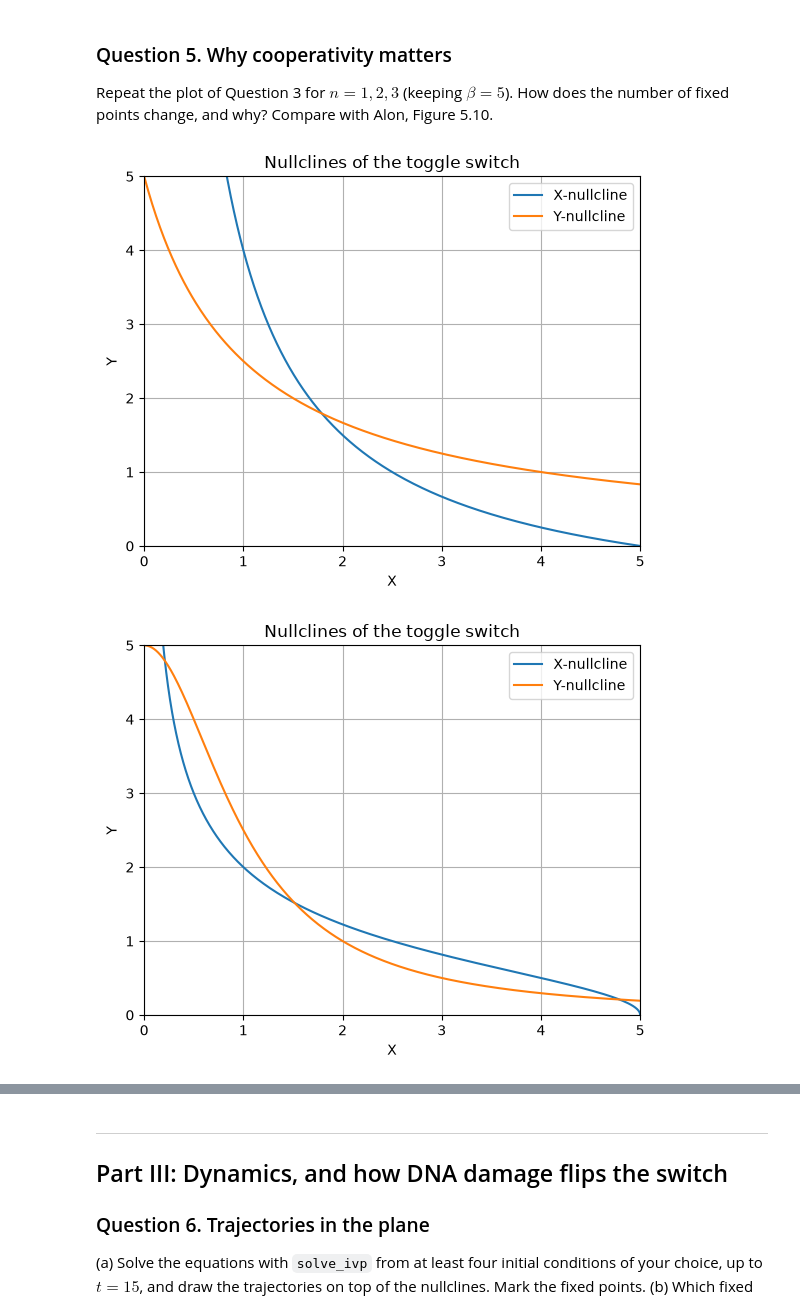
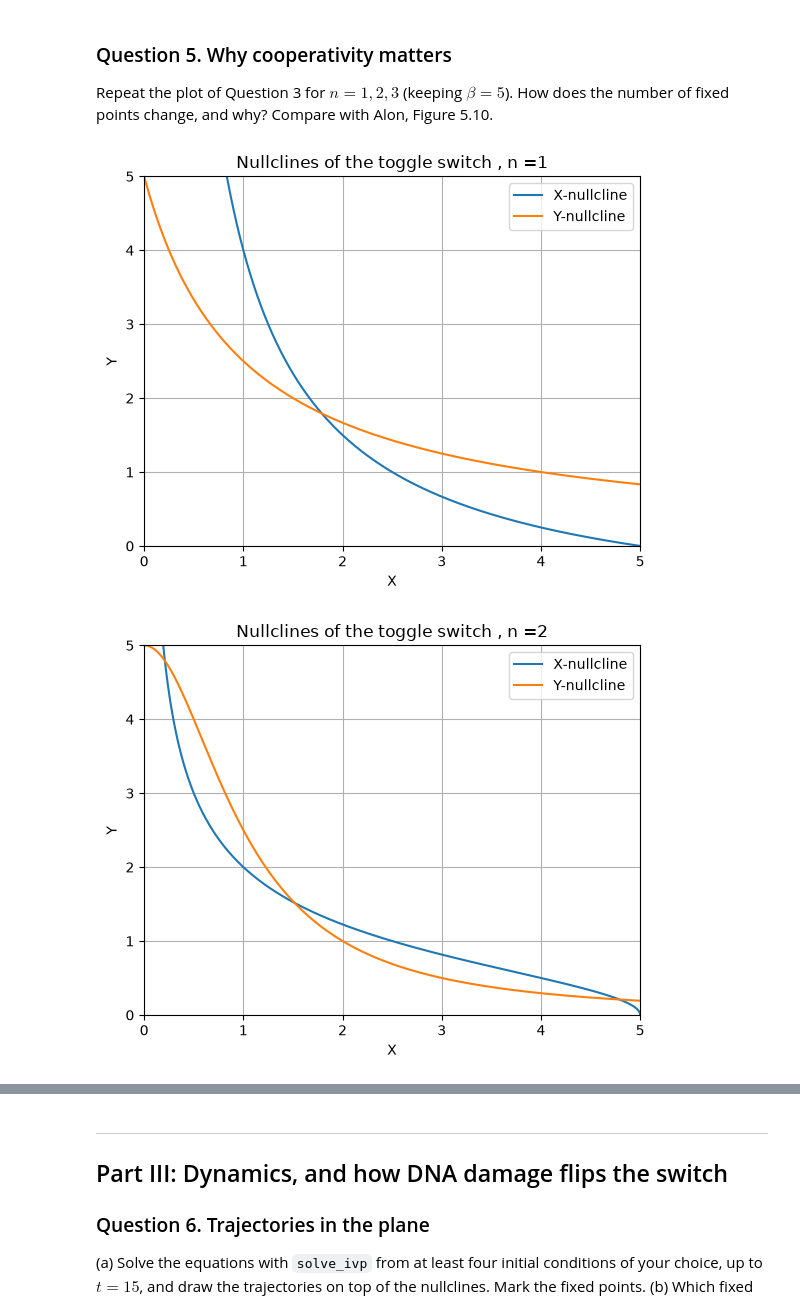
Before and after one commit to nour-alghadban/Intro_to_qbio_LC_report, a Jupyter notebook: IntroQBio_assignment_toggle_students_v3.ipynb, the cells around one changed output, grey strips where cells are left out. Saved outputs shown, nothing was run; the diff lists cells and outputs as text; code cells hidden in the pictures.

```diff
--- a/IntroQBio_assignment_toggle_students_v3.ipynb
+++ b/IntroQBio_assignment_toggle_students_v3.ipynb
@@ -274,30 +301,24 @@ fixed points change, and why? Compare with Alon, Figure 5.10.
 # %%
 beta = 5.0
 K = 1.0
-
-def nullcline_Xn(Y, beta, K, n):
-    return beta * K**n / (K**n + Y**n)
-
-def nullcline_Yn(X, beta, K, n):
-    return beta * K**n / (K**n + X**n)
 
 # axes
 X_vals = np.linspace(0, 5, 500)
 Y_vals = np.linspace(0, 5, 500)
 for i in range (1,4):
 # Plotting the two curves
-    plt.plot(nullcline_Xn(Y_vals, beta, K, i), Y_vals, label='X-nullcline')
-    plt.plot(X_vals, nullcline_Yn(X_vals, beta, K, i), label='Y-nullcline')
+    plt.plot(nullcline_X(Y_vals, beta, K, i), Y_vals, label='X-nullcline')
+    plt.plot(X_vals, nullcline_Y(X_vals, beta, K, i), label='Y-nullcline')
 
     plt.xlabel('X')
     plt.ylabel('Y')
-    plt.title('Nullclines of the toggle switch')
+    plt.title(f'Nullclines of the toggle switch , n ={i}')
     plt.xlim(0, 5)
     plt.ylim(0, 5)
     plt.legend()
     plt.grid()
 
     plt.show()
 # %% [output]
-[figure, old version]
+[figure, new version]
-[figure, old version]
+[figure, new version]
```
Also changed, not shown: parts of 21 cells of this notebook.
